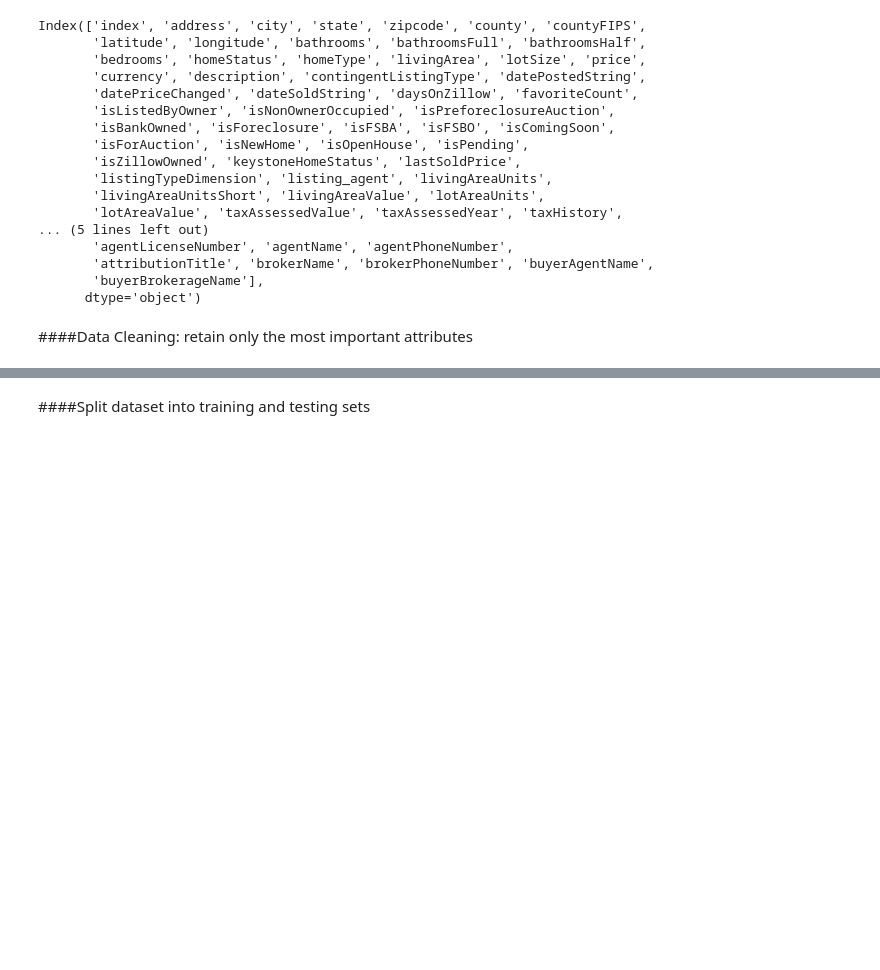
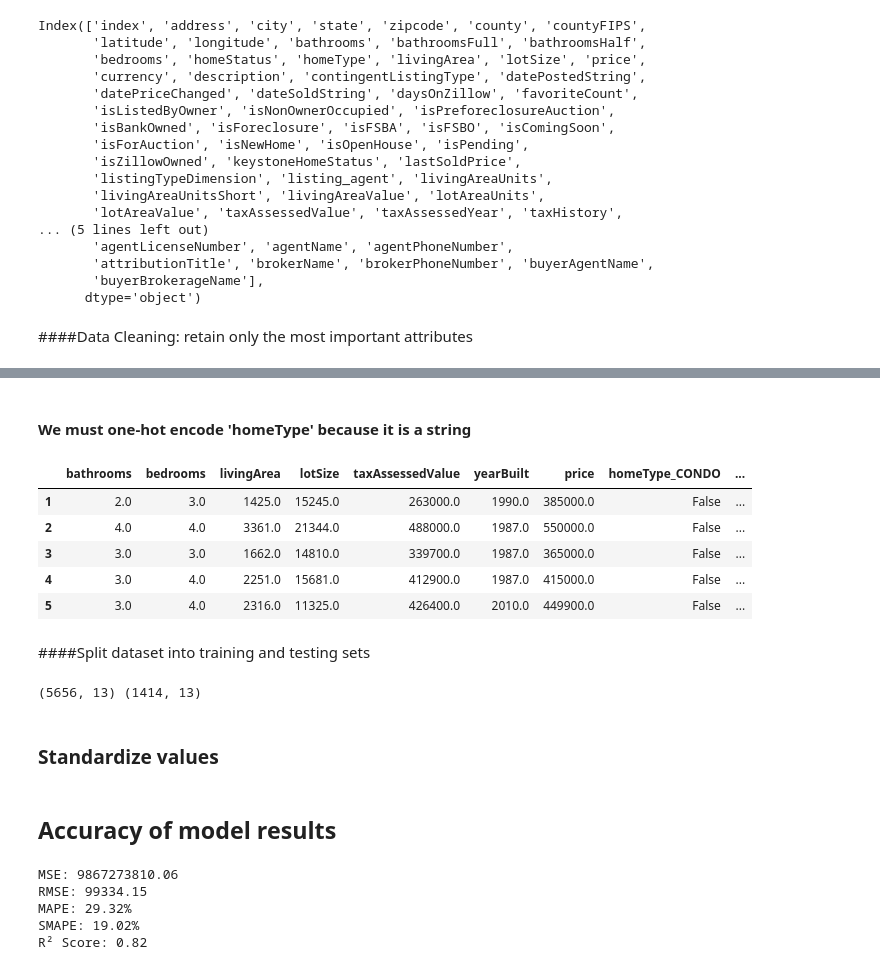
Before and after one commit to APoulad/Real-Estate-AVM, a Jupyter notebook: notebooks/linear_regression_test.ipynb, the cells around one changed output, grey strips where cells are left out. Saved outputs shown, nothing was run; the diff lists cells and outputs as text; code cells hidden in the pictures; blank space fills up the shorter version.

```diff
--- a/notebooks/linear_regression_test.ipynb
+++ b/notebooks/linear_regression_test.ipynb
@@ -27,8 +37,8 @@ Index(['index', 'address', 'city', 'state', 'zipcode', 'county', 'countyFIPS',
 ####Data Cleaning:
 retain only the most important attributes
 # %%
-stripped_data = prop_data[['address', 'bathrooms', 'bedrooms', 'homeType', 'livingArea', 'lotSize', 'taxAssessedValue', 'yearBuilt', 'price']]
-stripped_data.set_index('address')
+stripped_data = prop_data[['bathrooms', 'bedrooms', 'homeType', 'livingArea', 'lotSize', 'taxAssessedValue', 'yearBuilt', 'price']]
+#stripped_data.set_index('address')
 stripped_data = stripped_data.dropna()
 stripped_data.size
 # %% [output]
@@ -38,2 +72,15 @@ stripped_data.size
+# %% [markdown]
+#### We must one-hot encode 'homeType' because it is a string
+# %%
+df_encoded = pd.get_dummies(stripped_data, columns=['homeType'], drop_first=True)
+# %%
+df_encoded.head()
+# %% [output]
+|  | bathrooms | bedrooms | livingArea | lotSize | taxAssessedValue | yearBuilt | price | homeType_CONDO | ... |
+| 1 | 2.0 | 3.0 | 1425.0 | 15245.0 | 263000.0 | 1990.0 | 385000.0 | False | ... |
+| 2 | 4.0 | 4.0 | 3361.0 | 21344.0 | 488000.0 | 1987.0 | 550000.0 | False | ... |
+| 3 | 3.0 | 3.0 | 1662.0 | 14810.0 | 339700.0 | 1987.0 | 365000.0 | False | ... |
+| 4 | 3.0 | 4.0 | 2251.0 | 15681.0 | 412900.0 | 1987.0 | 415000.0 | False | ... |
+| 5 | 3.0 | 4.0 | 2316.0 | 11325.0 | 426400.0 | 2010.0 | 449900.0 | False | ... |
 # %% [markdown]
 ####Split dataset into training and testing sets
@@ -45,0 +100,6 @@ val_train, val_test, price_train, price_test = train_test_split(prop_val, prop_p
+# %%
+print(X_train.shape, X_test.shape)
+# %% [output]
+(5656, 13) (1414, 13)
+# %% [markdown]
+### Standardize values
@@ -45,0 +119,25 @@ val_train, val_test, price_train, price_test = train_test_split(prop_val, prop_p
+# %% [markdown]
+## Accuracy of model results
+# %%
+from sklearn.metrics import r2_score
+import numpy as np
+
+mse = mean_squared_error(y_test, y_pred)
+mape = (abs((y_test - y_pred) / y_test).mean()) * 100
+r2 = r2_score(y_test, y_pred)
+smape = 100 * np.mean(2 * np.abs(y_pred - y_test) / (np.abs(y_test) + np.abs(y_pred)))
+rmse = np.sqrt(mean_squared_error(y_test, y_pred))
+
+
+print(f"MSE: {mse:.2f}")
+print(f"RMSE: {rmse:.2f}")
+
+print(f"MAPE: {mape:.2f}%")
+print(f"SMAPE: {smape:.2f}%")
+print(f"R² Score: {r2:.2f}")
+# %% [output]
+MSE: 9867273810.06
+RMSE: 99334.15
+MAPE: 29.32%
+SMAPE: 19.02%
+R² Score: 0.82
```
Also changed, not shown: parts of 14 cells of this notebook.
